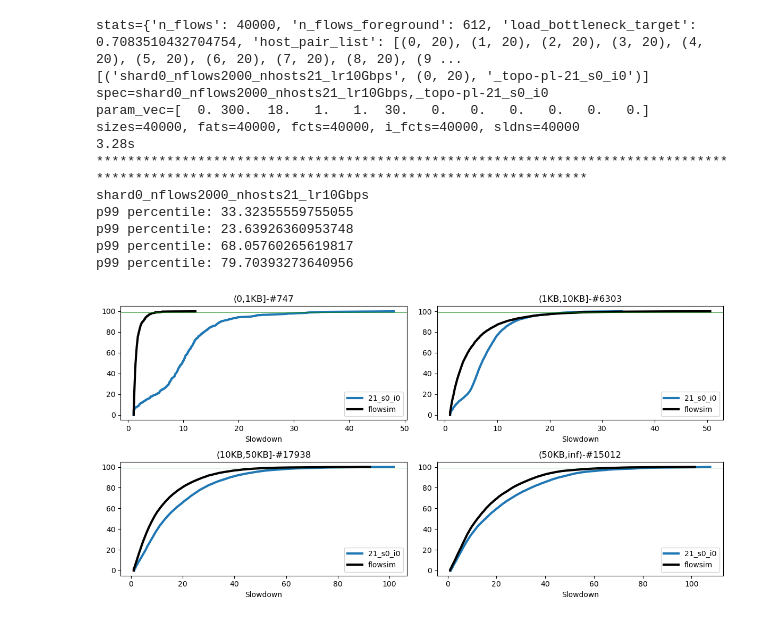
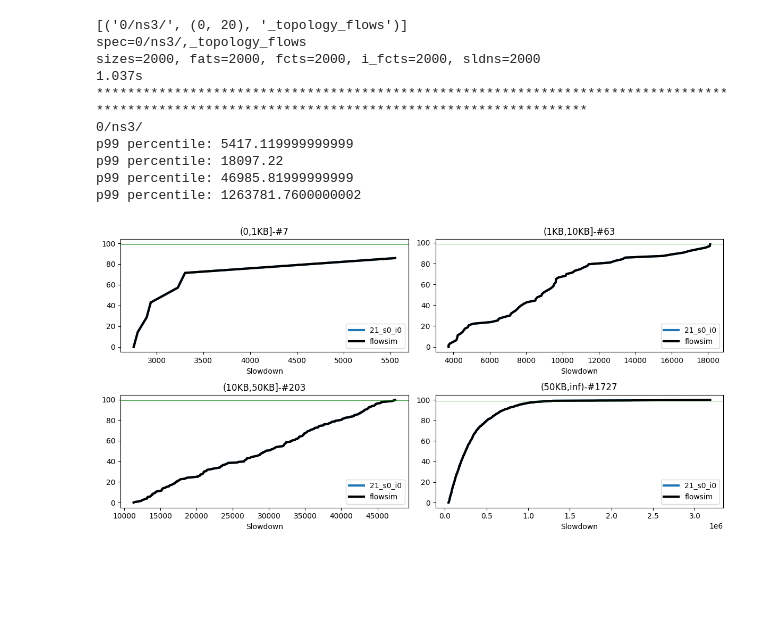
Before and after one commit to uw-polestar/parsimon-eval, a Jupyter notebook: expts/fig_8/analysis/plt_path_check.ipynb, the cells around one changed output. Saved outputs shown, nothing was run; the diff lists cells and outputs as text; code cells hidden in the pictures; blank space fills up the shorter version.

```diff
--- a/expts/fig_8/analysis/plt_path_check.ipynb
+++ b/expts/fig_8/analysis/plt_path_check.ipynb
@@ -153,9 +153,9 @@ def get_base_delay_path(
     return delay_propagation + delay_transmission
 # %%
 
-dir_input="/data1/lichenni/projects/per-flow-sim/parsimon-eval/expts/fig_8/data_test_config"
+dir_input="/data1/lichenni/projects/per-flow-sim/parsimon-eval/expts/fig_8/eval_train"
 
-topo_type="_topo-pl-x_"
+topo_type="_topology_flows"
 
 data_list=[]
 for shard in np.arange(1):
@@ -163,14 +163,9 @@ for shard in np.arange(1):
     for n_flows in [2000]:
         for n_hosts in [21]:
             for shard_seed in [0]:
-                topo_type_cur=topo_type.replace("-x_",f"-{n_hosts}_")+"s%d_i0"%(shard_seed)
-                spec=f"shard{shard}_nflows{n_flows}_nhosts{n_hosts}_lr{lr}Gbps{dir_input_str}"
+                spec=f"{shard}/ns3/"
                 dir_input_tmp = f"{dir_input}/{spec}"
-                # stats=decode_dict(np.load(f'{dir_input_tmp}/stats.npy', allow_pickle=True,encoding="bytes").item())
-                stats=np.load(f'{dir_input_tmp}/stats.npy', allow_pickle=True).item()
-                print(f"stats={stats}")
-                n_flows_total=stats["n_flows"]
-                data_list.append((spec,(0,n_hosts-1),topo_type_cur))
+                data_list.append((spec,(0,n_hosts-1),topo_type))
 
 print(data_list)
 # [FINAL]: NS3 vs MaxMinFair
@@ -180,37 +175,37 @@ for spec_idx,(spec,src_dst_pair_target,topo_type) in enumerate(data_list):
     print(f"spec={spec},{topo_type}")
     dir_input_tmp = f"{dir_input}/{spec}"
 
-    tmp = spec.split("_")
-    n_hosts=int(tmp[2][6:])
     BDP=10*MTU
-    dctcp_k_str=topo_type[9:]
-
-    param_vec = np.load(f"{dir_input_tmp}/param{topo_type}.npy")
-    print(f"param_vec={param_vec}")
 
     fid=np.load(f"{dir_input_tmp}/fid{topo_type}.npy")
-    sizes = np.load(f"{dir_input_tmp}/fsize.npy")[fid]
-    fats = np.load(f"{dir_input_tmp}/fat.npy")[fid]
-    flow_src_dst=np.load(f'{dir_input_tmp}/fsd.npy')[fid]
+    assert np.all(fid[:-1] <= fid[1:])
+    sizes = np.load(f"{dir_input_tmp}/fsize.npy")
+    fats = np.load(f"{dir_input_tmp}/fat.npy")
+    link_list = np.load(f"{dir_input_tmp}/flink.npy")
+    link_dict = {link: idx for idx, link in enumerate(link_list)}
+    link_info = np.load(
+        f"{dir_input_tmp}/flow_to_path.npy",
+        allow_pickle=True,
+    )
+    link_info = [[link_dict[link] for link in link_info[i]] for i in fid]
 
     fcts = np.load(f'{dir_input_tmp}/fct{topo_type}.npy')
     i_fcts = np.load(f'{dir_input_tmp}/fct_i{topo_type}.npy')
     sldns = np.divide(fcts, i_fcts)
-    # sldns = i_fcts
+    sldns = i_fcts
     print(f"sizes={len(sizes)}, fats={len(fats)}, fcts={len(fcts)}, i_fcts={len(i_fcts)}, sldns={len(sldns)}")
     deq_time_max=np.round(np.max(fats+fcts)/UNIT_G,3)
     print(f"{deq_time_max}s")
 
     # if spec_idx==0:
-    n_links_passed=abs(flow_src_dst[:,0]-flow_src_dst[:,1])+2
+    n_links_passed = np.array([len(path) for path in link_info])
     lr_bottleneck=lr
 
-    # delay_extra=LINK_TO_DELAY_DICT[n_hosts][flow_src_dst[:,0]]+LINK_TO_DELAY_DICT[n_hosts][flow_src_dst[:,1]]
     base_delay=get_base_delay_path(sizes,n_links_passed,lr_bottleneck)
     i_fcts_flowsim = (sizes + np.ceil(sizes / MTU) * HEADER_SIZE) * BYTE_TO_BIT / lr_bottleneck + base_delay
-    fcts_flowsim = np.load(f'{dir_input}/{spec}/fct_flowsim.npy')+ base_delay
+    fcts_flowsim = np.load(f'{dir_input}/{spec}/flowsim_fct.npy')+ base_delay
     sldns_flowsim = np.divide(fcts_flowsim, i_fcts_flowsim)
-    # sldns_flowsim = i_fcts_flowsim
+    sldns_flowsim = i_fcts_flowsim
 
     bin = np.digitize(sizes, [MTU, BDP, 5 * BDP])
 
@@ -218,42 +213,40 @@ for spec_idx,(spec,src_dst_pair_target,topo_type) in enumerate(data_list):
     print(f'{spec}')
     plt.figure(fig_index,figsize=(12, 6))
     for i in range(len(labels)):
         gt = np.extract(bin==i, sldns)
         # if spec_idx==0:
         gt_flowsim = np.extract(bin==i, sldns_flowsim)
         sample_list_flowsim=np.arange(len(gt_flowsim))
 
         print(f"p99 percentile: {np.percentile(gt,99)}")
         # sample_list=sorted(np.random.choice(np.arange(len(gt)),np.min([len(gt),100000]),replace=False))
         sample_list=np.arange(len(gt))
 
         plt.subplot(2, 2, i + 1)
         plt.title(f"{labels[i]}-#{len(gt)}")
         if(len(gt)==0): continue
         # plt.xlim([0, 16])
         plt.plot(np.sort(gt)[sample_list], (np.arange(len(gt))/len(gt)*100)[sample_list], label=dctcp_k_str, linewidth=3)
 
         # if spec_idx==0:
         plt.plot(np.sort(gt_flowsim)[sample_list_flowsim], (np.arange(len(gt_flowsim))/len(gt_flowsim)*100)[sample_list_flowsim], label="flowsim", linewidth=3,color='black')
 
         plt.axhline(99, color='green', linewidth=0.5)
         # plt.xscale('log')
         plt.xlabel('Slowdown')
         plt.legend()
         # plt.ylim([80, 100])
     plt.tight_layout()
     fig_index+=1
 # %% [output]
-stats={'n_flows': 40000, 'n_flows_foreground': 612, 'load_bottleneck_target': 0.7083510432704754, 'host_pair_list': [(0, 20), (1, 20), (2, 20), (3, 20), (4, 20), (5, 20), (6, 20), (7, 20), (8, 20), (9 ...
-[('shard0_nflows2000_nhosts21_lr10Gbps', (0, 20), '_topo-pl-21_s0_i0')]
-spec=shard0_nflows2000_nhosts21_lr10Gbps,_topo-pl-21_s0_i0
-param_vec=[  0. 300.  18.   1.   1.  30.   0.   0.   0.   0.   0.   0.]
-sizes=40000, fats=40000, fcts=40000, i_fcts=40000, sldns=40000
-3.28s
+[('0/ns3/', (0, 20), '_topology_flows')]
+spec=0/ns3/,_topology_flows
+sizes=2000, fats=2000, fcts=2000, i_fcts=2000, sldns=2000
+1.037s
 ************************************************************************************************************************************************
-shard0_nflows2000_nhosts21_lr10Gbps
-p99 percentile: 33.32355559755055
-p99 percentile: 23.63926360953748
-p99 percentile: 68.05760265619817
-p99 percentile: 79.70393273640956
+0/ns3/
+p99 percentile: 5417.119999999999
+p99 percentile: 18097.22
+p99 percentile: 46985.81999999999
+p99 percentile: 1263781.7600000002
-[figure, old version]
+[figure, new version]
```
Also changed, not shown: 14 other files.
